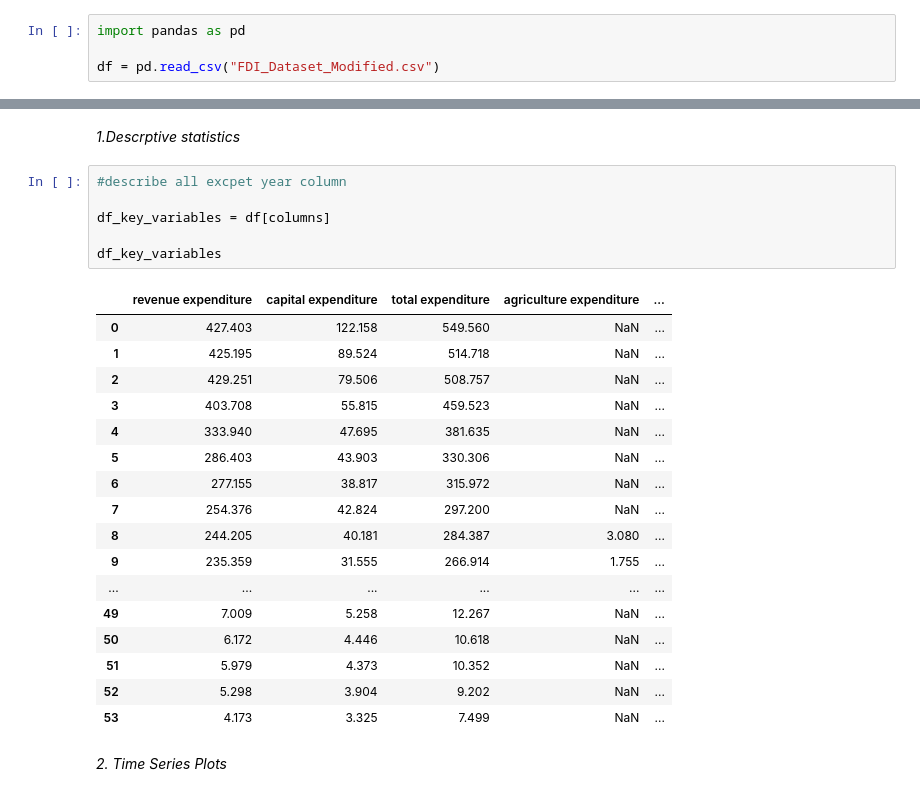
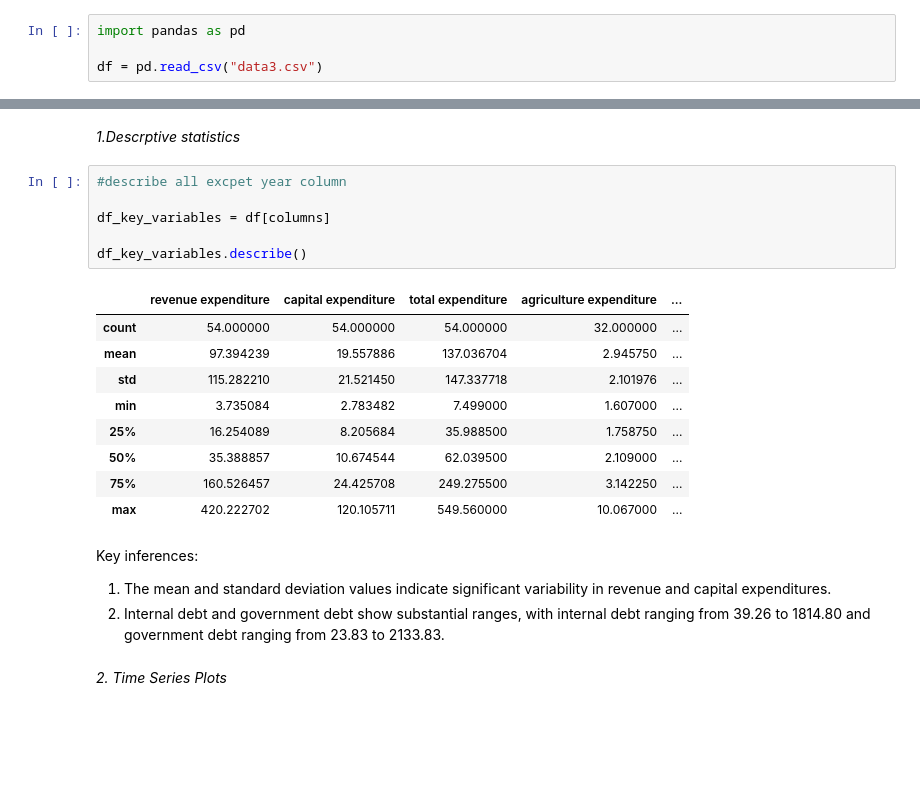
Before and after one commit to notadithyabhat/python_for_analytics_project, a Jupyter notebook: Step2-EDA.ipynb, the cells around one changed output, grey strips where cells are left out. Cells and saved outputs as stored; diff of their text form; blank space fills up the shorter version.

```diff
--- a/Step2-EDA.ipynb
+++ b/Step2-EDA.ipynb
@@ -1,4 +1,4 @@
 # %%
 import pandas as pd
 
-df = pd.read_csv("FDI_Dataset_Modified.csv")
+df = pd.read_csv("data3.csv")
@@ -36,27 +16,23 @@ EDA
 # %%
 #describe all excpet year column
 
 df_key_variables = df[columns]
 
-df_key_variables
+df_key_variables.describe()
 # %% [output]
 |  | revenue expenditure | capital expenditure | total expenditure | agriculture expenditure | ... |
-| 0 | 427.403 | 122.158 | 549.560 | NaN | ... |
-| 1 | 425.195 | 89.524 | 514.718 | NaN | ... |
-| 2 | 429.251 | 79.506 | 508.757 | NaN | ... |
-| 3 | 403.708 | 55.815 | 459.523 | NaN | ... |
-| 4 | 333.940 | 47.695 | 381.635 | NaN | ... |
-| 5 | 286.403 | 43.903 | 330.306 | NaN | ... |
-| 6 | 277.155 | 38.817 | 315.972 | NaN | ... |
-| 7 | 254.376 | 42.824 | 297.200 | NaN | ... |
-| 8 | 244.205 | 40.181 | 284.387 | 3.080 | ... |
-| 9 | 235.359 | 31.555 | 266.914 | 1.755 | ... |
-| ... | ... | ... | ... | ... | ... |
-| 49 | 7.009 | 5.258 | 12.267 | NaN | ... |
-| 50 | 6.172 | 4.446 | 10.618 | NaN | ... |
-| 51 | 5.979 | 4.373 | 10.352 | NaN | ... |
-| 52 | 5.298 | 3.904 | 9.202 | NaN | ... |
-| 53 | 4.173 | 3.325 | 7.499 | NaN | ... |
+| count | 54.000000 | 54.000000 | 54.000000 | 32.000000 | ... |
+| mean | 97.394239 | 19.557886 | 137.036704 | 2.945750 | ... |
+| std | 115.282210 | 21.521450 | 147.337718 | 2.101976 | ... |
+| min | 3.735084 | 2.783482 | 7.499000 | 1.607000 | ... |
+| 25% | 16.254089 | 8.205684 | 35.988500 | 1.758750 | ... |
+| 50% | 35.388857 | 10.674544 | 62.039500 | 2.109000 | ... |
+| 75% | 160.526457 | 24.425708 | 249.275500 | 3.142250 | ... |
+| max | 420.222702 | 120.105711 | 549.560000 | 10.067000 | ... |
+# %% [markdown]
+Key inferences:
+1. The mean and standard deviation values indicate significant variability in revenue and capital expenditures.
+2. Internal debt and government debt show substantial ranges, with internal debt ranging from 39.26 to 1814.80 and government debt ranging from 23.83 to 2133.83.
 # %% [markdown]
 *2. Time Series Plots*
 # %%
```
Also changed, not shown: parts of 10 cells of this notebook.
